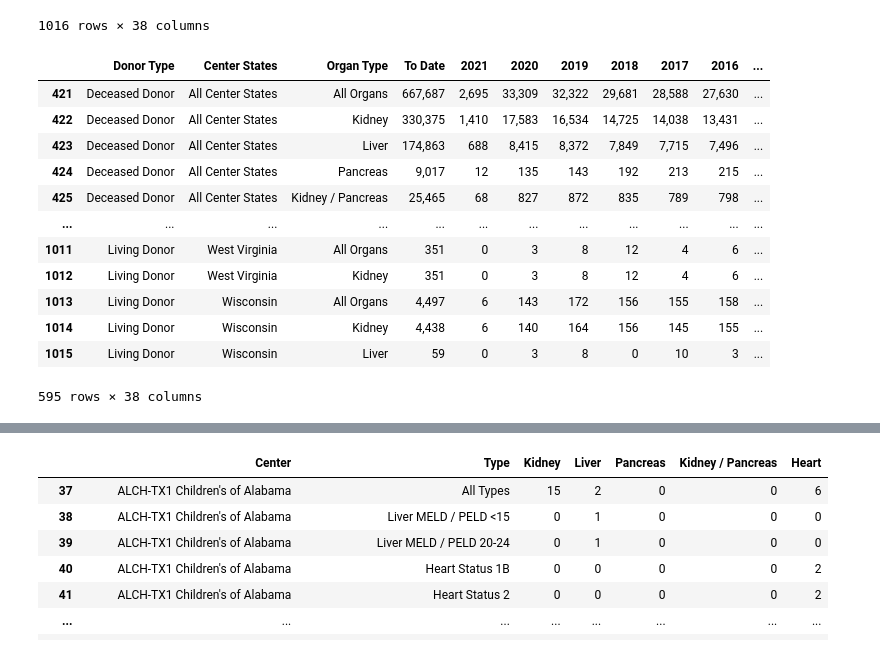
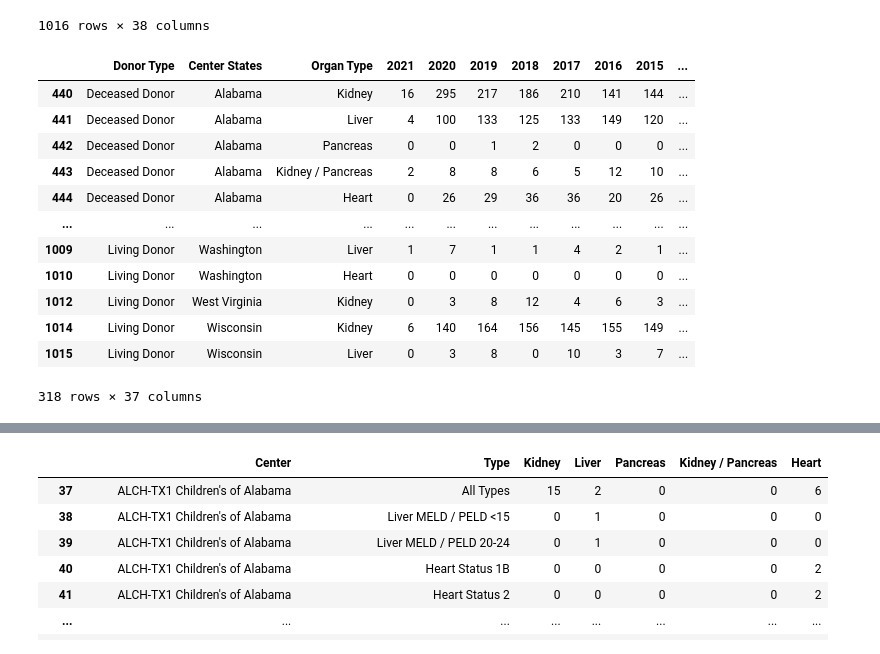
Before and after one commit to benwbarr/Transplant_Project, a Jupyter notebook: Resources/Wait_List_Notebook.ipynb, the cells around one changed output, grey strips where cells are left out. Drawn from its saved outputs; the diff is of its cells as text; code cells hidden in the pictures.

```diff
--- a/Resources/Wait_List_Notebook.ipynb
+++ b/Resources/Wait_List_Notebook.ipynb
@@ -344,24 +328,34 @@ dtm_state
 # %%
 state_not_all_types = ['All Donor Types']
 
 state_not_all_centers = ['All Center States']
 
 state_not_all_organs = ['All Organs']
 
+state_not_heart = ['Kidney','Liver','Heart','Pancreas','Kidney / Pancreas']
+
 dtm_state = dtm_state[dtm_state['Donor Type'].isin(state_not_all_types) == False]
 
+dtm_state = dtm_state[dtm_state['Center States'].isin(state_not_all_centers) == False]
+
+dtm_state = dtm_state[dtm_state['Organ Type'].isin(state_not_heart)]
+
+dtm_state = dtm_state.dropna(subset=['Organ Type'])
+
+dtm_state = dtm_state.drop(columns='To Date')
+
 dtm_state
 # %% [output]
-|  | Donor Type | Center States | Organ Type | To Date | 2021 | 2020 | 2019 | 2018 | 2017 | 2016 | ... |
-| 421 | Deceased Donor | All Center States | All Organs | 667,687 | 2,695 | 33,309 | 32,322 | 29,681 | 28,588 | 27,630 | ... |
-| 422 | Deceased Donor | All Center States | Kidney | 330,375 | 1,410 | 17,583 | 16,534 | 14,725 | 14,038 | 13,431 | ... |
-| 423 | Deceased Donor | All Center States | Liver | 174,863 | 688 | 8,415 | 8,372 | 7,849 | 7,715 | 7,496 | ... |
-| 424 | Deceased Donor | All Center States | Pancreas | 9,017 | 12 | 135 | 143 | 192 | 213 | 215 | ... |
-| 425 | Deceased Donor | All Center States | Kidney / Pancreas | 25,465 | 68 | 827 | 872 | 835 | 789 | 798 | ... |
+|  | Donor Type | Center States | Organ Type | 2021 | 2020 | 2019 | 2018 | 2017 | 2016 | 2015 | ... |
+| 440 | Deceased Donor | Alabama | Kidney | 16 | 295 | 217 | 186 | 210 | 141 | 144 | ... |
+| 441 | Deceased Donor | Alabama | Liver | 4 | 100 | 133 | 125 | 133 | 149 | 120 | ... |
+| 442 | Deceased Donor | Alabama | Pancreas | 0 | 0 | 1 | 2 | 0 | 0 | 0 | ... |
+| 443 | Deceased Donor | Alabama | Kidney / Pancreas | 2 | 8 | 8 | 6 | 5 | 12 | 10 | ... |
+| 444 | Deceased Donor | Alabama | Heart | 0 | 26 | 29 | 36 | 36 | 20 | 26 | ... |
 | ... | ... | ... | ... | ... | ... | ... | ... | ... | ... | ... | ... |
-| 1011 | Living Donor | West Virginia | All Organs | 351 | 0 | 3 | 8 | 12 | 4 | 6 | ... |
-| 1012 | Living Donor | West Virginia | Kidney | 351 | 0 | 3 | 8 | 12 | 4 | 6 | ... |
-| 1013 | Living Donor | Wisconsin | All Organs | 4,497 | 6 | 143 | 172 | 156 | 155 | 158 | ... |
-| 1014 | Living Donor | Wisconsin | Kidney | 4,438 | 6 | 140 | 164 | 156 | 145 | 155 | ... |
-| 1015 | Living Donor | Wisconsin | Liver | 59 | 0 | 3 | 8 | 0 | 10 | 3 | ... |
+| 1009 | Living Donor | Washington | Liver | 1 | 7 | 1 | 1 | 4 | 2 | 1 | ... |
+| 1010 | Living Donor | Washington | Heart | 0 | 0 | 0 | 0 | 0 | 0 | 0 | ... |
+| 1012 | Living Donor | West Virginia | Kidney | 0 | 3 | 8 | 12 | 4 | 6 | 3 | ... |
+| 1014 | Living Donor | Wisconsin | Kidney | 6 | 140 | 164 | 156 | 145 | 155 | 149 | ... |
+| 1015 | Living Donor | Wisconsin | Liver | 0 | 3 | 8 | 0 | 10 | 3 | 7 | ... |
-595 rows × 38 columns
+318 rows × 37 columns
```
Also changed, not shown: parts of 36 cells of this notebook, 13 other files.
